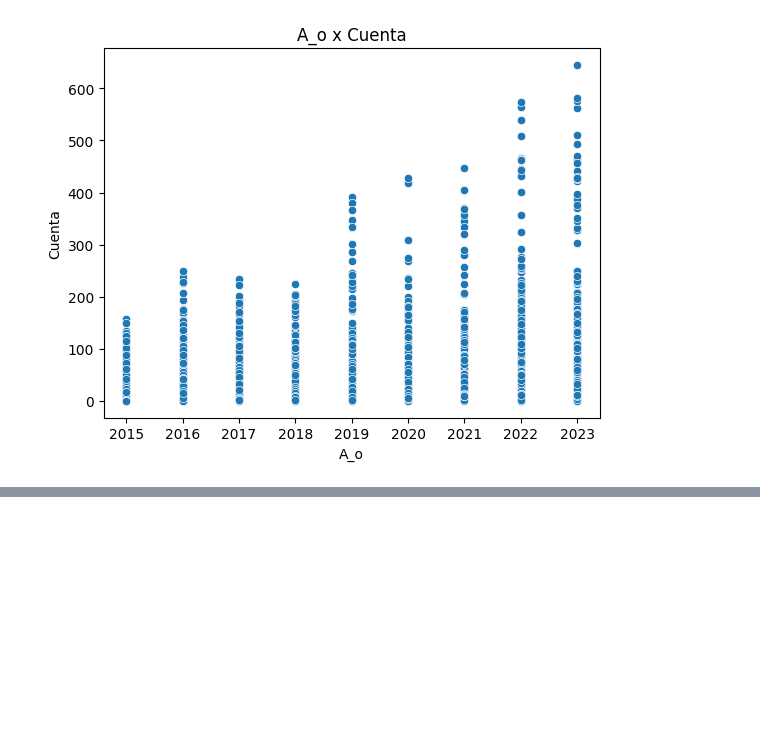
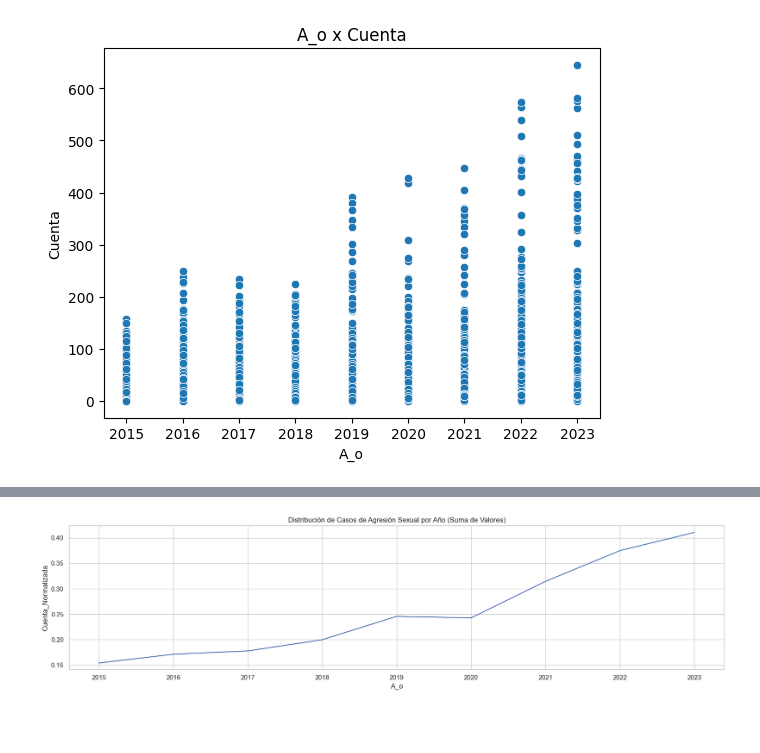
Before and after one commit to BlackEddit/EDA_Cleasings, a Jupyter notebook: EDA_Sex_Agre_New.ipynb, the cells around one changed output, grey strips where cells are left out. Saved outputs shown, nothing was run; the diff lists cells and outputs as text; code cells hidden in the pictures; blank space fills up the shorter version.

```diff
--- a/EDA_Sex_Agre_New.ipynb
+++ b/EDA_Sex_Agre_New.ipynb
@@ -83,0 +133,17 @@ plt.show()
+# %%
+# Mantenemos el estilo y la figura como en tu código original
+sns.set_theme(style="whitegrid")
+plt.figure(figsize=(20, 15))
+
+# Usamos lineplot en lugar de barplot
+plt.subplot(3, 1, 1)
+sns.lineplot(data=df_sex_agresion, x='A_o', y='Cuenta_Normalizada', estimator=sum, err_style=None)
+
+# Título
+plt.title('Distribución de Casos de Agresión Sexual por Año (Suma de Valores)')
+
+plt.show()
+# %% [output]
+[figure, added]
+# %% [markdown]
+##
```
Also changed, not shown: parts of 8 cells of this notebook.
